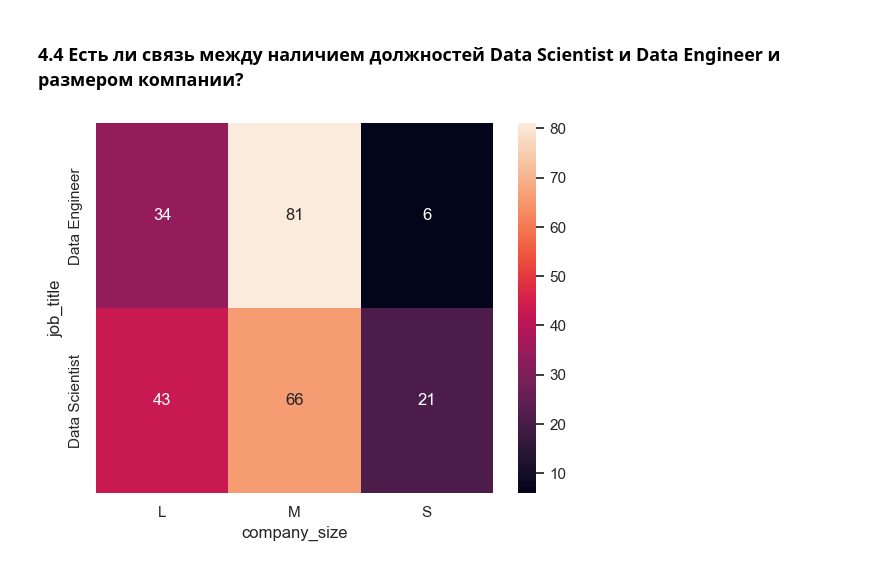
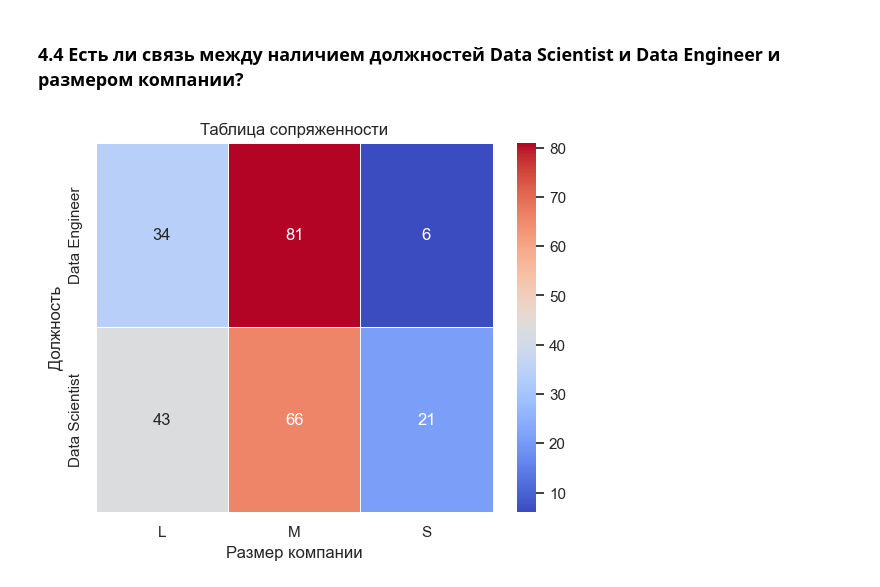
Before and after one commit to marioitti1/HR_EDA_Statistic, a Jupyter notebook: Statisctic_tests.ipynb, the cells around one changed output. Drawn from its saved outputs; the diff is of its cells as text; code cells hidden in the pictures.

```diff
--- a/Statisctic_tests.ipynb
+++ b/Statisctic_tests.ipynb
@@ -802,6 +802,8 @@ p-значение меньше, чем заданный уровень знач
 ### 4.4 Есть ли связь между наличием должностей Data Scientist и Data Engineer и размером компании?
 # %%
 crosstab = pd.crosstab(index=ds_de_data['job_title'], columns=ds_de_data['company_size'])
-ax = sns.heatmap(crosstab, annot=True)
+ax = sns.heatmap(crosstab, annot=True, linewidths=0.5, cmap='coolwarm')
+ax.set(xlabel='Размер компании', ylabel='Должность')
+ax.set_title('Таблица сопряженности');
 # %% [output]
-[figure, old version]
+[figure, new version]
```
Also changed, not shown: parts of 45 cells of this notebook, 3 other files.
